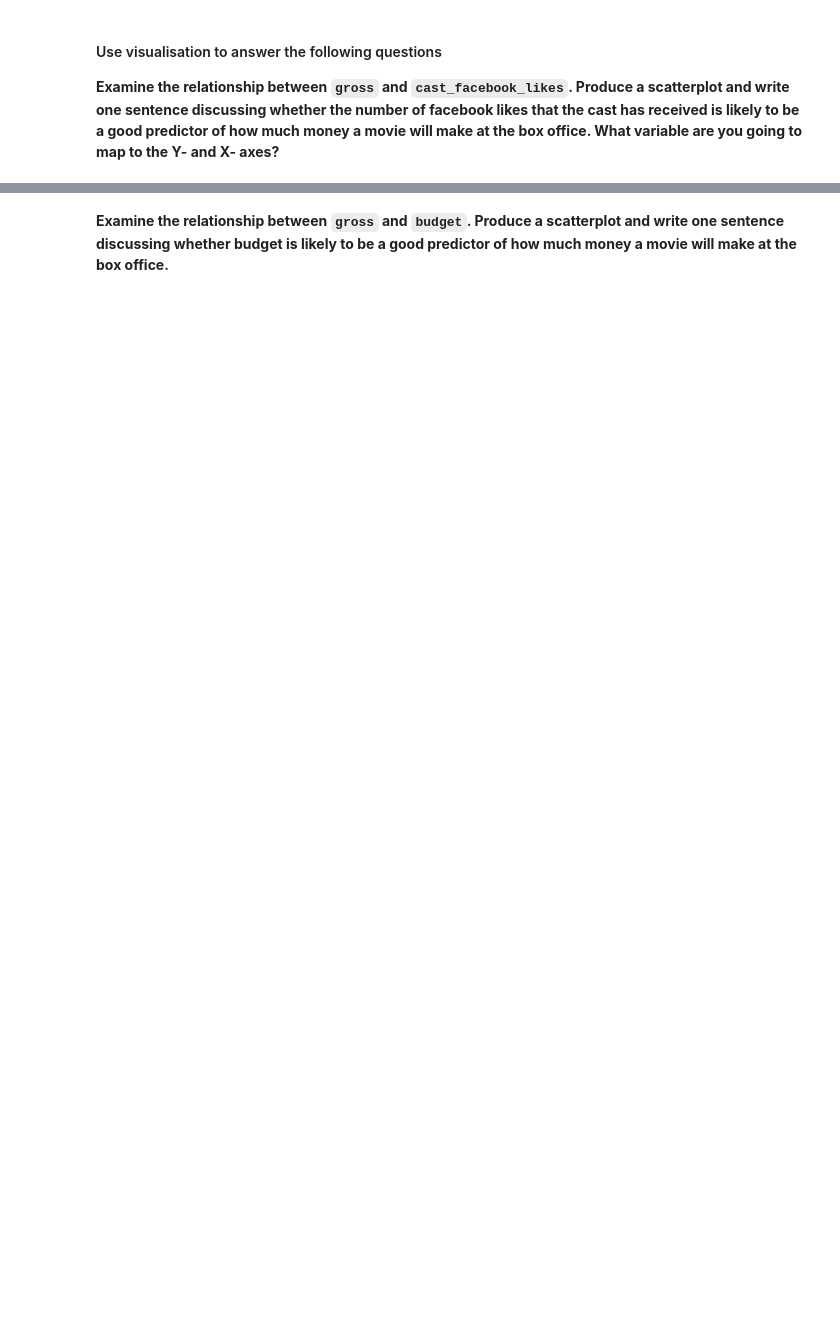
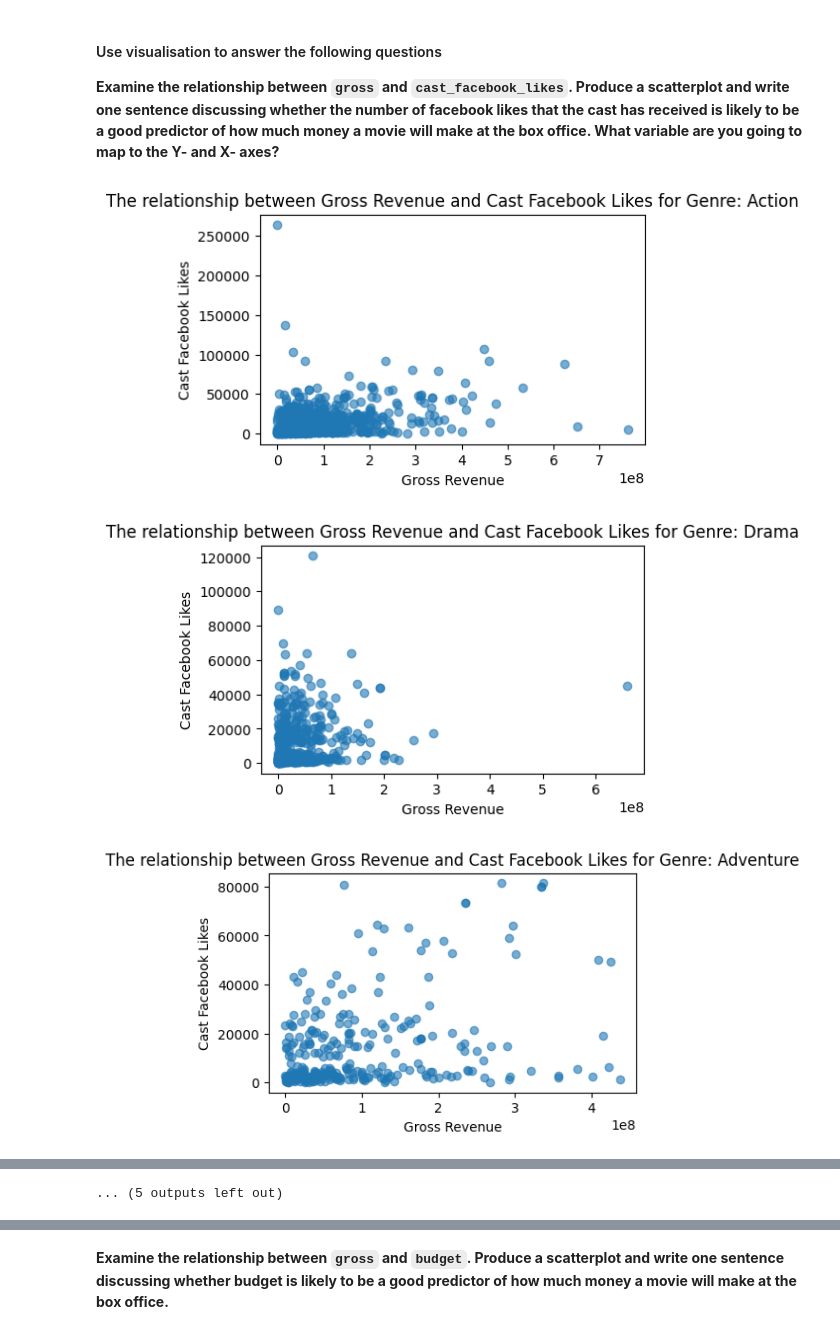
Before and after one commit to VitosTamas271/Analytics-through-coding-in-class, a Jupyter notebook: Session_2/Homework.ipynb, the cells around one changed output, grey strips where cells are left out. Cells and saved outputs as stored; diff of their text form; code cells hidden in the pictures; blank space fills up the shorter version.

```diff
--- a/Session_2/Homework.ipynb
+++ b/Session_2/Homework.ipynb
@@ -72,3 +201,16 @@ movies.groupby("genre").agg(count = ("genre", "count")).sort_values(by = "count"
 #### Use visualisation to answer the following questions
 
 **Examine the relationship between `gross` and `cast_facebook_likes`. Produce a scatterplot and write one sentence discussing whether the number of facebook likes that the cast has received is likely to be a good predictor of how much money a movie will make at the box office. What variable are you going to map to the Y- and X- axes?**
+# %%
+for i in movies["genre"].unique():
+    plt.figure(figsize = (5, 3))
+    subset = movies[movies["genre"] == i]
+    plt.scatter(subset["gross"], subset["cast_facebook_likes"], alpha = 0.6)
+    plt.title(f"The relationship between Gross Revenue and Cast Facebook Likes for Genre: {i}")
+    plt.xlabel("Gross Revenue")
+    plt.ylabel("Cast Facebook Likes")
+    plt.show()
+# %% [output]
+[figure, added]
+[figure, added]
+[figure, added]
@@ -74,0 +226 @@ movies.groupby("genre").agg(count = ("genre", "count")).sort_values(by = "count"
+... (5 outputs left out)
```
Also changed, not shown: parts of 12 cells of this notebook.
